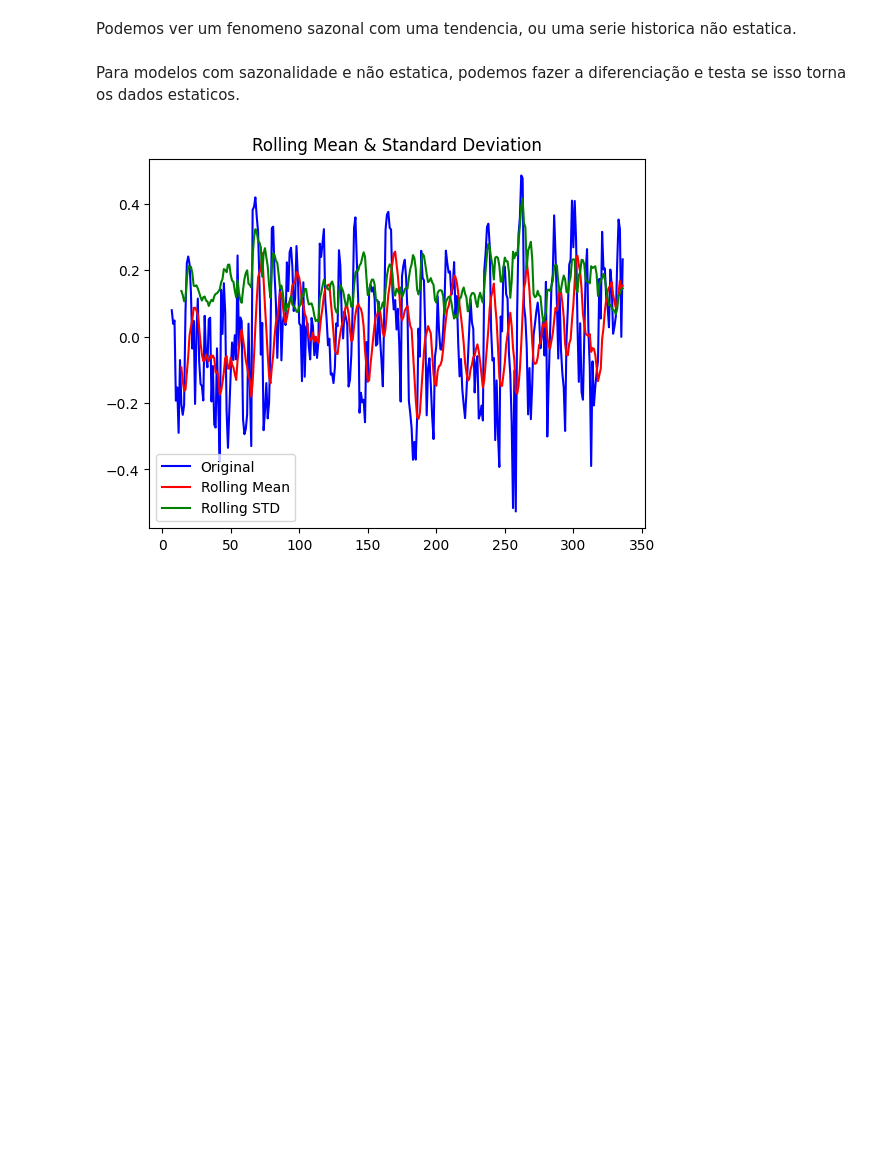
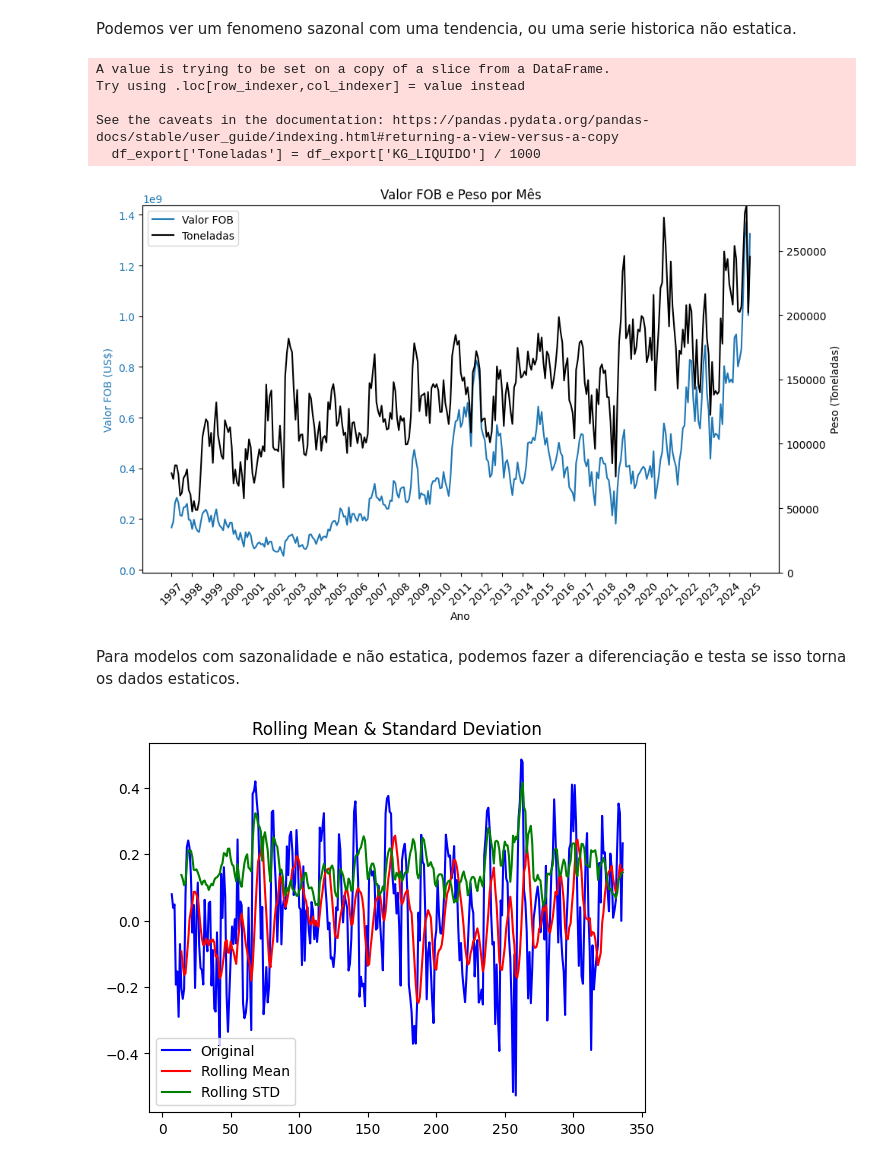
Before and after one commit to dandoni/IELSenai, a Jupyter notebook: Problema 1.ipynb, the cells around one changed output. Cells and saved outputs as stored; diff of their text form; code cells hidden in the pictures; blank space fills up the shorter version.

```diff
--- a/Problema 1.ipynb
+++ b/Problema 1.ipynb
@@ -216,5 +227,59 @@ See the caveats in the documentation: https://pandas.pydata.org/pandas-docs/stab
 # %% [markdown]
 Podemos ver um fenomeno sazonal com uma tendencia, ou uma serie historica não estatica.
+# %%
+import matplotlib.pyplot as plt
+import numpy as np
+
+# Filtrar os dados para Label = 'Export'
+df_export = merged_df[merged_df['Label'] == 'Export']
+
+df_export['Toneladas'] = df_export['KG_LIQUIDO'] / 1000
+
+# Gráfico para o valor FOB com ticks por ano
+fig, ax1 = plt.subplots(figsize=(10,6))
+
+# Eixo principal para o Valor FOB
+color_fob = 'tab:blue'
+ax1.set_xlabel('Ano')
+ax1.set_ylabel('Valor FOB (US$)', color=color_fob)
+ax1.plot(df_export['CO_MES'].astype(str) + '/' + df_export['CO_ANO'].astype(str),
+         df_export['VL_FOB'], color=color_fob, label='Valor FOB')
+ax1.tick_params(axis='y', labelcolor=color_fob)
+
+# Definir os ticks no eixo x para mostrar apenas os anos
+years = df_export['CO_ANO'].unique()
+year_labels = [str(year) for year in years]
+ax1.set_xticks(ticks=range(0, len(df_export), 12))
+ax1.set_xticklabels(year_labels, rotation=45)
+
+# Segundo eixo y para Toneladas
+ax2 = ax1.twinx()
+color_qt = 'black'
+ax2.set_ylabel('Peso (Toneladas)', color=color_qt)
+ax2.plot(df_export['CO_MES'].astype(str) + '/' + df_export['CO_ANO'].astype(str),
+         df_export['Toneladas'], color=color_qt, label='Toneladas')
+ax2.tick_params(axis='y', labelcolor=color_qt)
+
+# 🔹 Limitar o eixo y para Toneladas a 1/10 do valor máximo
+qt_max = df_export['Toneladas'].max()
+ax2.set_ylim(0, qt_max)
+# Título e layout
+plt.title('Valor FOB e Peso por Mês')
+fig.tight_layout()
+
+# Legenda combinada
+lines_1, labels_1 = ax1.get_legend_handles_labels()
+lines_2, labels_2 = ax2.get_legend_handles_labels()
+plt.legend(lines_1 + lines_2, labels_1 + labels_2, loc='upper left')
+
+plt.show()
+# %% [output]
+A value is trying to be set on a copy of a slice from a DataFrame.
+Try using .loc[row_indexer,col_indexer] = value instead
+
+See the caveats in the documentation: https://pandas.pydata.org/pandas-docs/stable/user_guide/indexing.html#returning-a-view-versus-a-copy
+  df_export['Toneladas'] = df_export['KG_LIQUIDO'] / 1000
+[figure, added]
 # %%
 
 # # Criar a variável para o eixo x (meses e anos como números)
```
Also changed, not shown: parts of 13 cells of this notebook.
